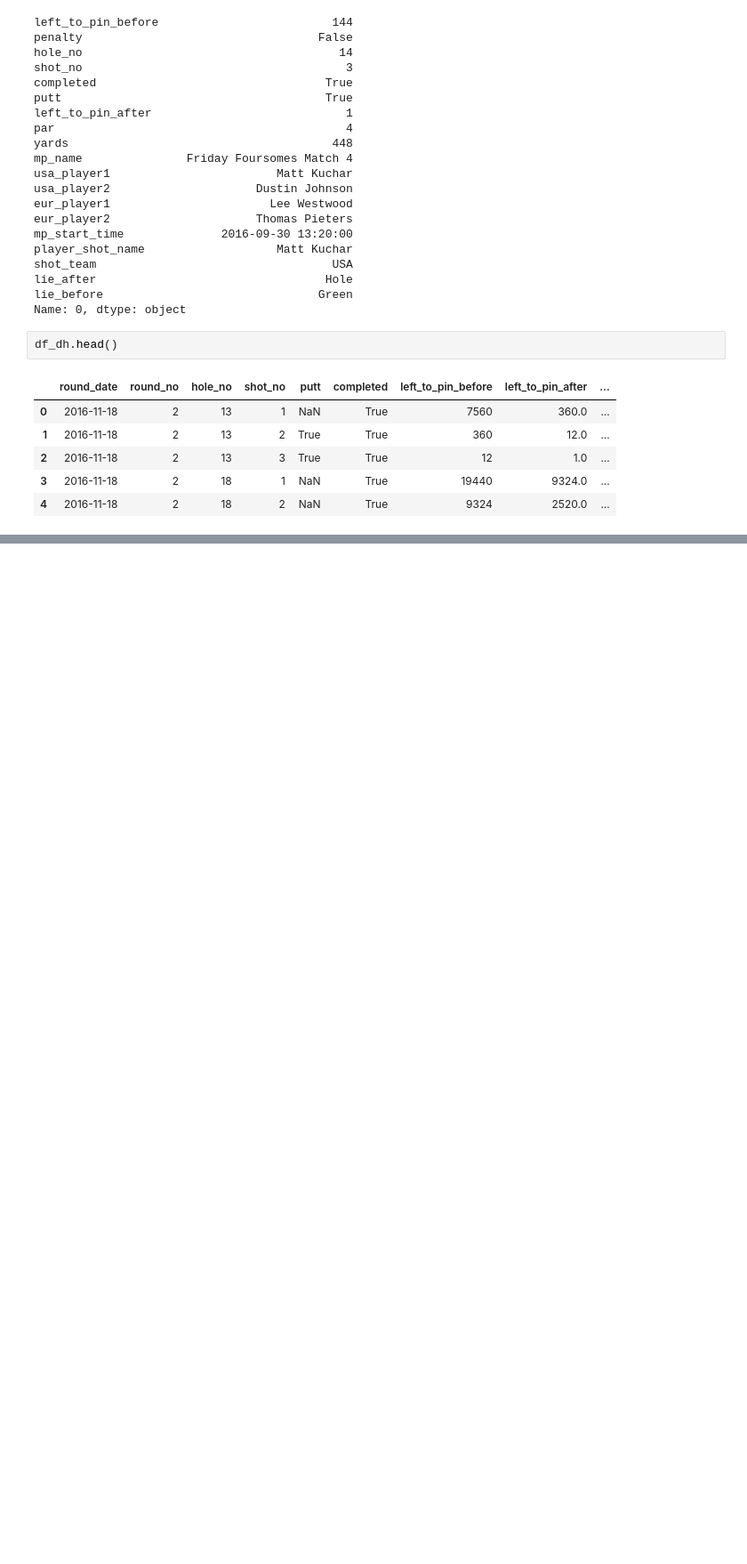
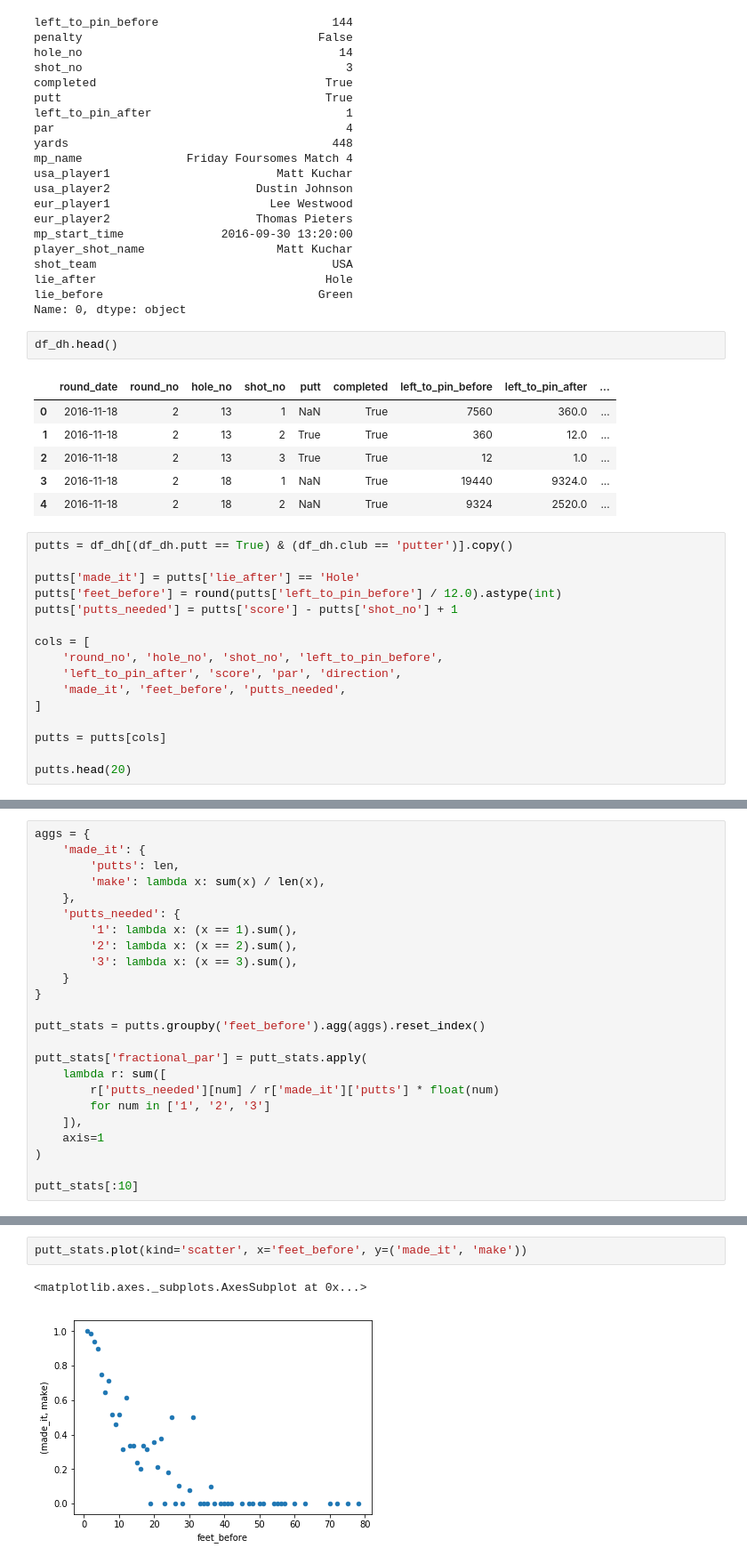
Before and after one commit to brendansudol/golf-moneyball, a Jupyter notebook: notebooks/explore.ipynb, the cells around one changed output, grey strips where cells are left out. Shown at 89% size. Saved outputs shown, nothing was run; the diff lists cells and outputs as text; blank space fills up the shorter version.

```diff
--- a/notebooks/explore.ipynb
+++ b/notebooks/explore.ipynb
@@ -55,3 +57,19 @@ df_dh.head()
 | 2 | 2016-11-18 | 2 | 13 | 3 | True | True | 12 | 1.0 | ... |
 | 3 | 2016-11-18 | 2 | 18 | 1 | NaN | True | 19440 | 9324.0 | ... |
 | 4 | 2016-11-18 | 2 | 18 | 2 | NaN | True | 9324 | 2520.0 | ... |
+# %%
+putts = df_dh[(df_dh.putt == True) & (df_dh.club == 'putter')].copy()
+
+putts['made_it'] = putts['lie_after'] == 'Hole'
+putts['feet_before'] = round(putts['left_to_pin_before'] / 12.0).astype(int)
+putts['putts_needed'] = putts['score'] - putts['shot_no'] + 1
+
+cols = [
+    'round_no', 'hole_no', 'shot_no', 'left_to_pin_before',
+    'left_to_pin_after', 'score', 'par', 'direction',
+    'made_it', 'feet_before', 'putts_needed',
+]
+
+putts = putts[cols]
+
+putts.head(20)
@@ -57,0 +94,24 @@ df_dh.head()
+# %%
+aggs = {
+    'made_it': {
+        'putts': len,
+        'make': lambda x: sum(x) / len(x),
+    },
+    'putts_needed': {
+        '1': lambda x: (x == 1).sum(),
+        '2': lambda x: (x == 2).sum(),
+        '3': lambda x: (x == 3).sum(),
+    }
+}
+
+putt_stats = putts.groupby('feet_before').agg(aggs).reset_index()
+
+putt_stats['fractional_par'] = putt_stats.apply(
+    lambda r: sum([
+        r['putts_needed'][num] / r['made_it']['putts'] * float(num)
+        for num in ['1', '2', '3']
+    ]),
+    axis=1
+)
+
+putt_stats[:10]
@@ -57,0 +131,5 @@ df_dh.head()
+# %%
+putt_stats.plot(kind='scatter', x='feet_before', y=('made_it', 'make'))
+# %% [output]
+<matplotlib.axes._subplots.AxesSubplot at 0x...>
+[figure, added]
```
Also changed, not shown: parts of 3 cells of this notebook, 1 other file.
